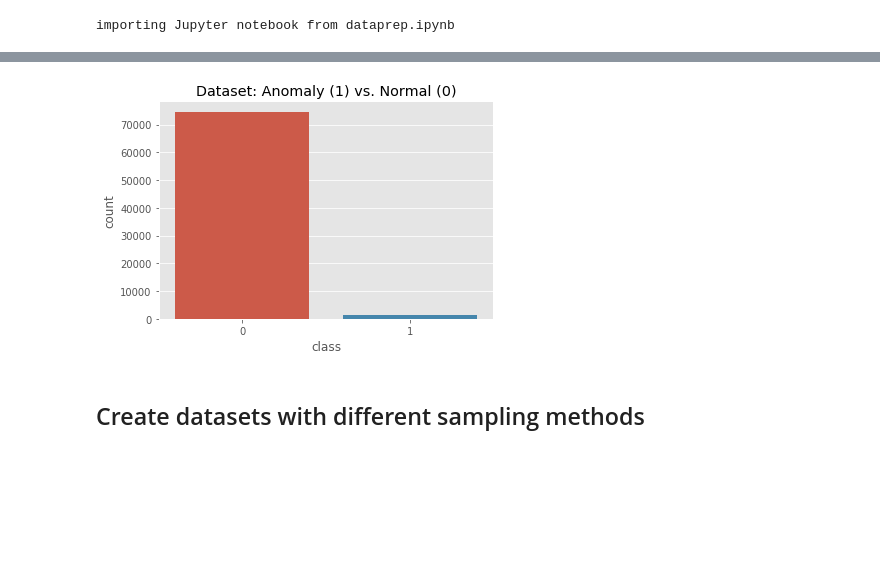
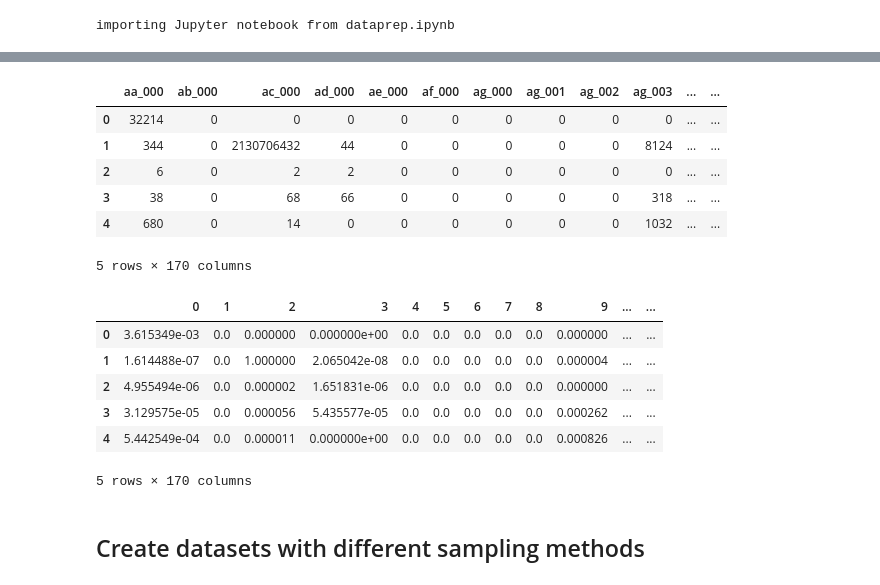
Before and after one commit to ciaskious/new_thesis, a Jupyter notebook: Dataframes.ipynb, the cells around one changed output, grey strips where cells are left out. Cells and saved outputs as stored; diff of their text form; code cells hidden in the pictures; blank space fills up the shorter version.

```diff
--- a/Dataframes.ipynb
+++ b/Dataframes.ipynb
@@ -29,6 +31,22 @@ dataset.head(5)
 # %%
 y_data, x_data = prep.prepare(dataset)
+x_data.head(5)
 # %% [output]
-[figure, removed]
+|  | aa_000 | ab_000 | ac_000 | ad_000 | ae_000 | af_000 | ag_000 | ag_001 | ag_002 | ag_003 | ... | ... |
+| 0 | 32214 | 0 | 0 | 0 | 0 | 0 | 0 | 0 | 0 | 0 | ... | ... |
+| 1 | 344 | 0 | 2130706432 | 44 | 0 | 0 | 0 | 0 | 0 | 8124 | ... | ... |
+| 2 | 6 | 0 | 2 | 2 | 0 | 0 | 0 | 0 | 0 | 0 | ... | ... |
+| 3 | 38 | 0 | 68 | 66 | 0 | 0 | 0 | 0 | 0 | 318 | ... | ... |
+| 4 | 680 | 0 | 14 | 0 | 0 | 0 | 0 | 0 | 0 | 1032 | ... | ... |
+5 rows × 170 columns
 # %%
-x_data = normalize(x_data)
+x_data = pd.DataFrame(normalize(x_data))
+x_data.head(5)
+# %% [output]
+|  | 0 | 1 | 2 | 3 | 4 | 5 | 6 | 7 | 8 | 9 | ... | ... |
+| 0 | 3.615349e-03 | 0.0 | 0.000000 | 0.000000e+00 | 0.0 | 0.0 | 0.0 | 0.0 | 0.0 | 0.000000 | ... | ... |
+| 1 | 1.614488e-07 | 0.0 | 1.000000 | 2.065042e-08 | 0.0 | 0.0 | 0.0 | 0.0 | 0.0 | 0.000004 | ... | ... |
+| 2 | 4.955494e-06 | 0.0 | 0.000002 | 1.651831e-06 | 0.0 | 0.0 | 0.0 | 0.0 | 0.0 | 0.000000 | ... | ... |
+| 3 | 3.129575e-05 | 0.0 | 0.000056 | 5.435577e-05 | 0.0 | 0.0 | 0.0 | 0.0 | 0.0 | 0.000262 | ... | ... |
+| 4 | 5.442549e-04 | 0.0 | 0.000011 | 0.000000e+00 | 0.0 | 0.0 | 0.0 | 0.0 | 0.0 | 0.000826 | ... | ... |
+5 rows × 170 columns
```
Also changed, not shown: parts of 12 cells of this notebook, 3 other files.
